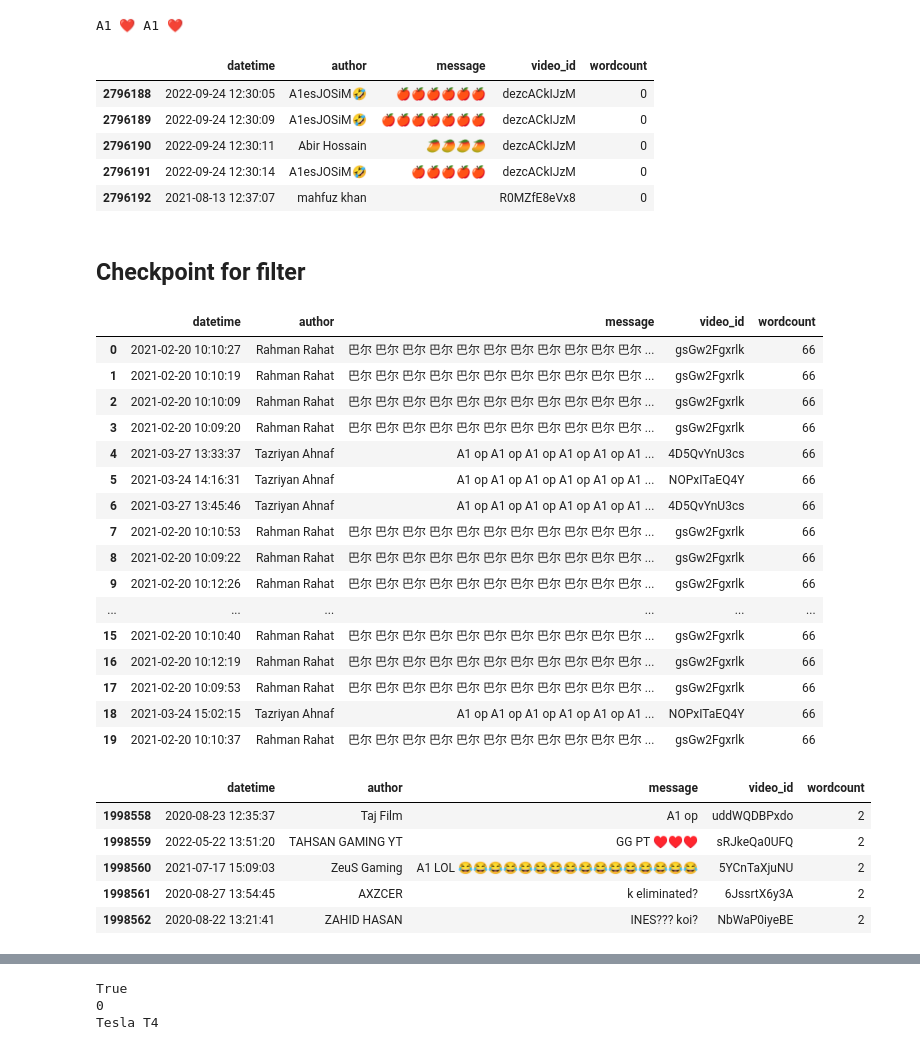
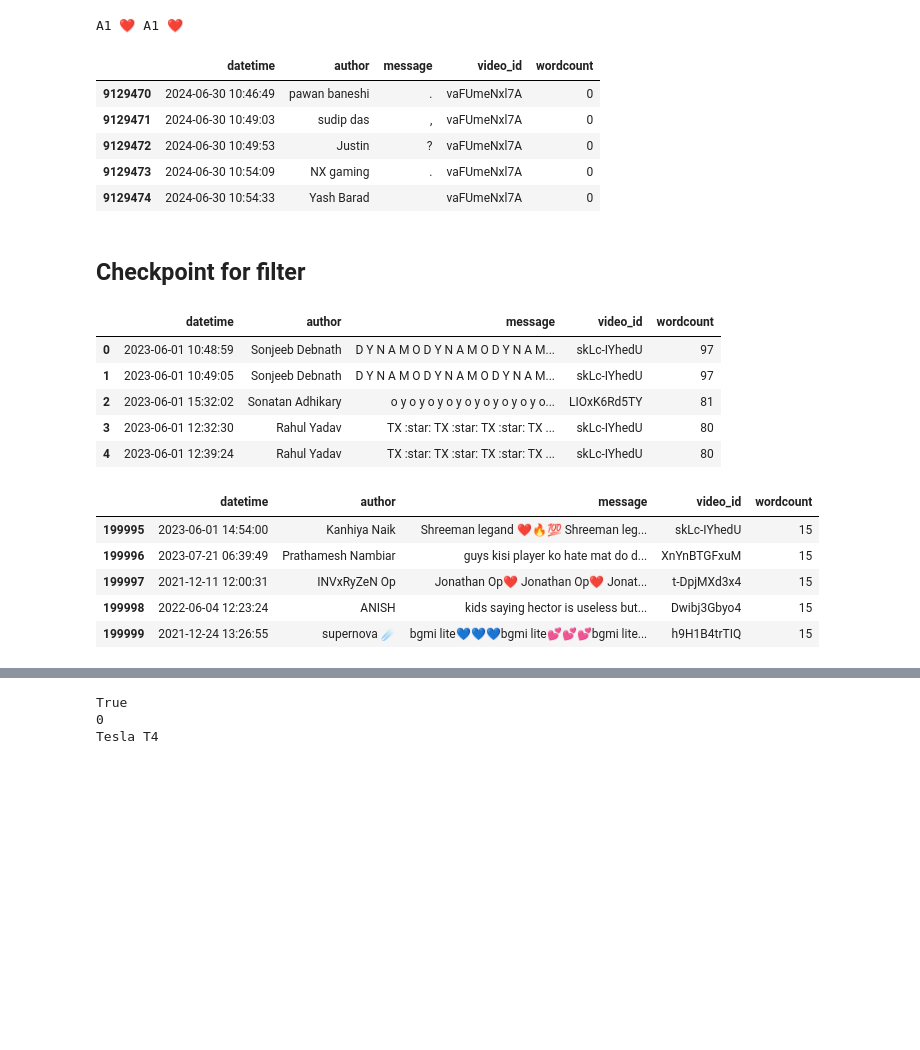
Before and after one commit to oitik/Esports-The-Future, a Jupyter notebook: livechat-sentiment-analysis-esports.ipynb, the cells around one changed output, grey strips where cells are left out. Drawn from its saved outputs; the diff is of its cells as text; code cells hidden in the pictures; blank space fills up the shorter version.

```diff
--- a/livechat-sentiment-analysis-esports.ipynb
+++ b/livechat-sentiment-analysis-esports.ipynb
@@ -39,3 +39,3 @@ vnlc = pd.read_parquet('/kaggle/input/esports-data/live_comments/vietnam_livecha
 # %%
-inlc = pd.concat([indlc, ind2lc], ignore_index=True)
+bdlc = pd.concat([indlc, ind2lc], ignore_index=True)
 # %%
@@ -98,7 +89,6 @@ A1 ❤️ A1 ❤️
 # %%
 tqdm.pandas()
 # %%
-bdlc['message'] = bdlc.message.progress_apply(replace_emoji_codes)
 bdlc['wordcount'] = bdlc.message.progress_apply(count_words)
 
 bdlc = bdlc.sort_values(by='wordcount', ascending=False).reset_index(drop=True)
@@ -106,45 +96,39 @@ bdlc = bdlc.sort_values(by='wordcount', ascending=False).reset_index(drop=True)
 bdlc.tail()
 # %% [output]
 |  | datetime | author | message | video_id | wordcount |
-| 2796188 | 2022-09-24 12:30:05 | A1esJOSiM🤣 | 🍎🍎🍎🍎🍎🍎 | dezcACkIJzM | 0 |
-| 2796189 | 2022-09-24 12:30:09 | A1esJOSiM🤣 | 🍎🍎🍎🍎🍎🍎🍎 | dezcACkIJzM | 0 |
-| 2796190 | 2022-09-24 12:30:11 | Abir Hossain | 🥭🥭🥭🥭 | dezcACkIJzM | 0 |
-| 2796191 | 2022-09-24 12:30:14 | A1esJOSiM🤣 | 🍎🍎🍎🍎🍎 | dezcACkIJzM | 0 |
-| 2796192 | 2021-08-13 12:37:07 | mahfuz khan |  | R0MZfE8eVx8 | 0 |
+| 9129470 | 2024-06-30 10:46:49 | pawan baneshi | . | vaFUmeNxl7A | 0 |
+| 9129471 | 2024-06-30 10:49:03 | sudip das | , | vaFUmeNxl7A | 0 |
+| 9129472 | 2024-06-30 10:49:53 | Justin | ? | vaFUmeNxl7A | 0 |
+| 9129473 | 2024-06-30 10:54:09 | NX gaming | . | vaFUmeNxl7A | 0 |
+| 9129474 | 2024-06-30 10:54:33 | Yash Barad |  | vaFUmeNxl7A | 0 |
 # %% [markdown]
 ## Checkpoint for filter
 # %%
-filt = bdlc[:].copy()
-filt.head(20)
+th = 200_000
+
+
+filt = bdlc[:th].copy()
+filt.head()
 # %% [output]
 |  | datetime | author | message | video_id | wordcount |
-| 0 | 2021-02-20 10:10:27 | Rahman Rahat | 巴尔 巴尔 巴尔 巴尔 巴尔 巴尔 巴尔 巴尔 巴尔 巴尔 巴尔 ... | gsGw2Fgxrlk | 66 |
-| 1 | 2021-02-20 10:10:19 | Rahman Rahat | 巴尔 巴尔 巴尔 巴尔 巴尔 巴尔 巴尔 巴尔 巴尔 巴尔 巴尔 ... | gsGw2Fgxrlk | 66 |
-| 2 | 2021-02-20 10:10:09 | Rahman Rahat | 巴尔 巴尔 巴尔 巴尔 巴尔 巴尔 巴尔 巴尔 巴尔 巴尔 巴尔 ... | gsGw2Fgxrlk | 66 |
-| 3 | 2021-02-20 10:09:20 | Rahman Rahat | 巴尔 巴尔 巴尔 巴尔 巴尔 巴尔 巴尔 巴尔 巴尔 巴尔 巴尔 ... | gsGw2Fgxrlk | 66 |
-| 4 | 2021-03-27 13:33:37 | Tazriyan Ahnaf | A1 op A1 op A1 op A1 op A1 op A1 ... | 4D5QvYnU3cs | 66 |
-| 5 | 2021-03-24 14:16:31 | Tazriyan Ahnaf | A1 op A1 op A1 op A1 op A1 op A1 ... | NOPxITaEQ4Y | 66 |
-| 6 | 2021-03-27 13:45:46 | Tazriyan Ahnaf | A1 op A1 op A1 op A1 op A1 op A1 ... | 4D5QvYnU3cs | 66 |
-| 7 | 2021-02-20 10:10:53 | Rahman Rahat | 巴尔 巴尔 巴尔 巴尔 巴尔 巴尔 巴尔 巴尔 巴尔 巴尔 巴尔 ... | gsGw2Fgxrlk | 66 |
-| 8 | 2021-02-20 10:09:22 | Rahman Rahat | 巴尔 巴尔 巴尔 巴尔 巴尔 巴尔 巴尔 巴尔 巴尔 巴尔 巴尔 ... | gsGw2Fgxrlk | 66 |
-| 9 | 2021-02-20 10:12:26 | Rahman Rahat | 巴尔 巴尔 巴尔 巴尔 巴尔 巴尔 巴尔 巴尔 巴尔 巴尔 巴尔 ... | gsGw2Fgxrlk | 66 |
-| ... | ... | ... | ... | ... | ... |
-| 15 | 2021-02-20 10:10:40 | Rahman Rahat | 巴尔 巴尔 巴尔 巴尔 巴尔 巴尔 巴尔 巴尔 巴尔 巴尔 巴尔 ... | gsGw2Fgxrlk | 66 |
-| 16 | 2021-02-20 10:12:19 | Rahman Rahat | 巴尔 巴尔 巴尔 巴尔 巴尔 巴尔 巴尔 巴尔 巴尔 巴尔 巴尔 ... | gsGw2Fgxrlk | 66 |
-| 17 | 2021-02-20 10:09:53 | Rahman Rahat | 巴尔 巴尔 巴尔 巴尔 巴尔 巴尔 巴尔 巴尔 巴尔 巴尔 巴尔 ... | gsGw2Fgxrlk | 66 |
-| 18 | 2021-03-24 15:02:15 | Tazriyan Ahnaf | A1 op A1 op A1 op A1 op A1 op A1 ... | NOPxITaEQ4Y | 66 |
-| 19 | 2021-02-20 10:10:37 | Rahman Rahat | 巴尔 巴尔 巴尔 巴尔 巴尔 巴尔 巴尔 巴尔 巴尔 巴尔 巴尔 ... | gsGw2Fgxrlk | 66 |
+| 0 | 2023-06-01 10:48:59 | Sonjeeb Debnath | D Y N A M O D Y N A M O D Y N A M... | skLc-IYhedU | 97 |
+| 1 | 2023-06-01 10:49:05 | Sonjeeb Debnath | D Y N A M O D Y N A M O D Y N A M... | skLc-IYhedU | 97 |
+| 2 | 2023-06-01 15:32:02 | Sonatan Adhikary | o y o y o y o y o y o y o y o y o... | LIOxK6Rd5TY | 81 |
+| 3 | 2023-06-01 12:32:30 | Rahul Yadav | TX :star: TX :star: TX :star: TX ... | skLc-IYhedU | 80 |
+| 4 | 2023-06-01 12:39:24 | Rahul Yadav | TX :star: TX :star: TX :star: TX ... | skLc-IYhedU | 80 |
 # %%
-filt = filt[filt['wordcount'] >= 2]
+filt['message'] = filt.message.progress_apply(replace_emoji_codes)
+
+# filt = filt[filt['wordcount'] >= 2]
 
 filt.tail()
 # %% [output]
 |  | datetime | author | message | video_id | wordcount |
-| 1998558 | 2020-08-23 12:35:37 | Taj Film | A1 op | uddWQDBPxdo | 2 |
-| 1998559 | 2022-05-22 13:51:20 | TAHSAN GAMING YT | GG PT ♥️♥️♥️ | sRJkeQa0UFQ | 2 |
-| 1998560 | 2021-07-17 15:09:03 | ZeuS Gaming | A1 LOL 😂😂😂😂😂😂😂😂😂😂😂😂😂😂😂😂 | 5YCnTaXjuNU | 2 |
-| 1998561 | 2020-08-27 13:54:45 | AXZCER | k eliminated? | 6JssrtX6y3A | 2 |
-| 1998562 | 2020-08-22 13:21:41 | ZAHID HASAN | INES??? koi? | NbWaP0iyeBE | 2 |
+| 199995 | 2023-06-01 14:54:00 | Kanhiya Naik | Shreeman legand ❤️🔥💯 Shreeman leg... | skLc-IYhedU | 15 |
+| 199996 | 2023-07-21 06:39:49 | Prathamesh Nambiar | guys kisi player ko hate mat do d... | XnYnBTGFxuM | 15 |
+| 199997 | 2021-12-11 12:00:31 | INVxRyZeN Op | Jonathan Op❤️ Jonathan Op❤️ Jonat... | t-DpjMXd3x4 | 15 |
+| 199998 | 2022-06-04 12:23:24 | ANISH | kids saying hector is useless but... | Dwibj3Gbyo4 | 15 |
+| 199999 | 2021-12-24 13:26:55 | supernova ☄️ | bgmi lite💙💙💙bgmi lite💕💕💕bgmi lite... | h9H1B4trTIQ | 15 |
 # %%
 print(bdlc.shape)
 print(filt.shape)
```
Also changed, not shown: parts of 24 cells of this notebook.
